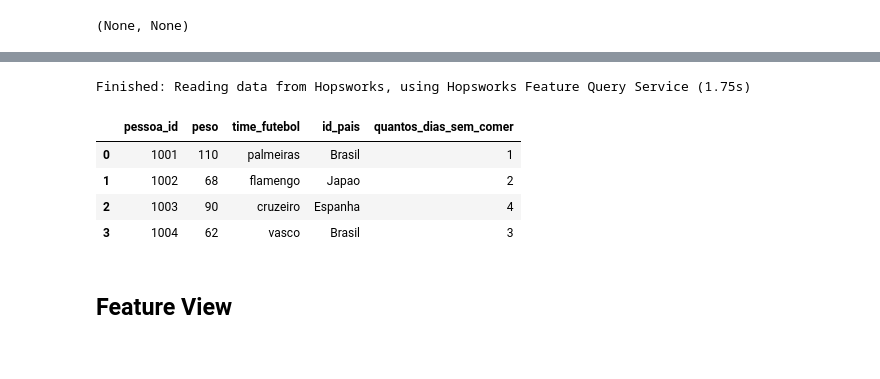
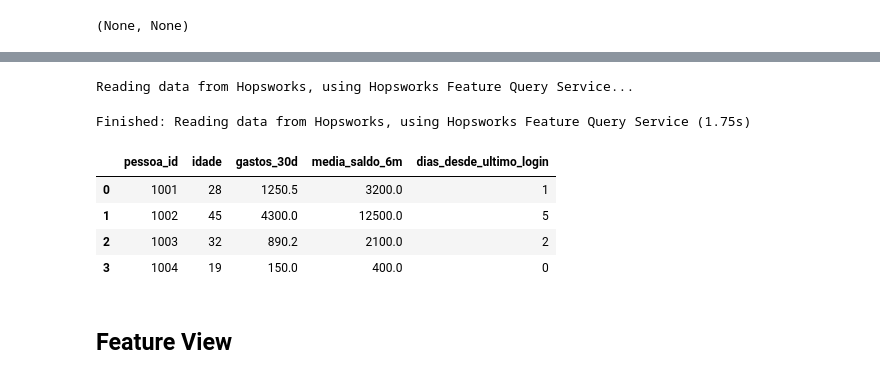
Before and after one commit to diegodila/AIEngineering, a Jupyter notebook: machine_learning/feature_store/hopsworks/data_corte_mode_offline.ipynb, the cells around one changed output, grey strips where cells are left out. Cells and saved outputs as stored; diff of their text form; code cells hidden in the pictures.

```diff
--- a/machine_learning/feature_store/hopsworks/data_corte_mode_offline.ipynb
+++ b/machine_learning/feature_store/hopsworks/data_corte_mode_offline.ipynb
@@ -13,6 +13,6 @@ project = hopsworks.login(
     project='my_first_project10',
     host="eu-west.cloud.hopsworks.ai",
     port=443,
-    api_key_value=ENV['api_key']
+    api_key_value=ENV['api_key'],
 )
 # %% [output]
@@ -111,3 +180,7 @@ fg_financeiro.insert(df_financeiro)
+# %%
+fg_comportamento_identitario.read()
+# %% [output]
+Reading data from Hopsworks, using Hopsworks Feature Query Service...
 # %%
 # Example: Read an existing feature group
 fg_comportamento_financeiro = fs.get_feature_group(
@@ -126,14 +199,14 @@ fg_financeiro_plus = fs.get_feature_group(
     version=2
 )
 # %%
-fg_comportamento_identitario.read()
+fg_comportamento_financeiro.read()
 # %% [output]
 Finished: Reading data from Hopsworks, using Hopsworks Feature Query Service (1.75s)
-|  | pessoa_id | peso | time_futebol | id_pais | quantos_dias_sem_comer |
-| 0 | 1001 | 110 | palmeiras | Brasil | 1 |
-| 1 | 1002 | 68 | flamengo | Japao | 2 |
-| 2 | 1003 | 90 | cruzeiro | Espanha | 4 |
-| 3 | 1004 | 62 | vasco | Brasil | 3 |
+|  | pessoa_id | idade | gastos_30d | media_saldo_6m | dias_desde_ultimo_login |
+| 0 | 1001 | 28 | 1250.5 | 3200.0 | 1 |
+| 1 | 1002 | 45 | 4300.0 | 12500.0 | 5 |
+| 2 | 1003 | 32 | 890.2 | 2100.0 | 2 |
+| 3 | 1004 | 19 | 150.0 | 400.0 | 0 |
 # %%
 # Read data from the feature group
 df = fg.read()
```
Also changed, not shown: parts of 8 cells of this notebook.
